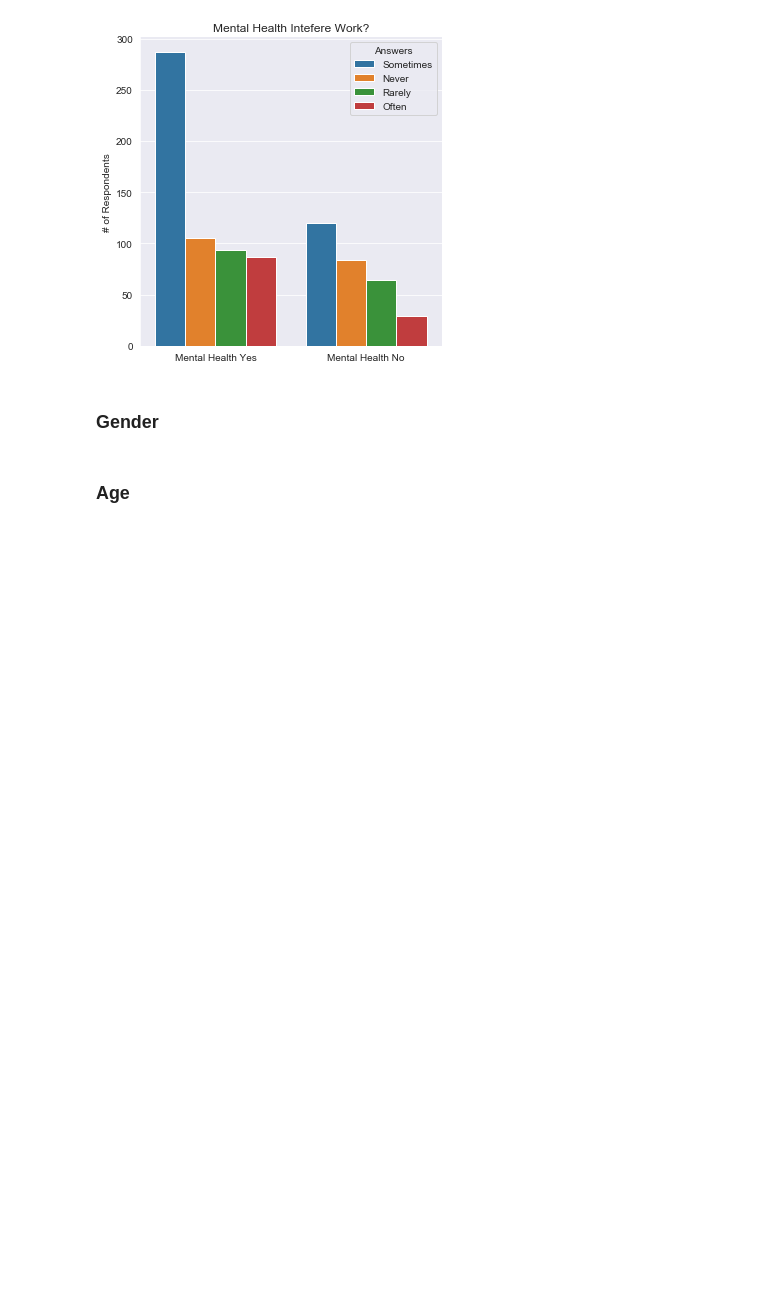
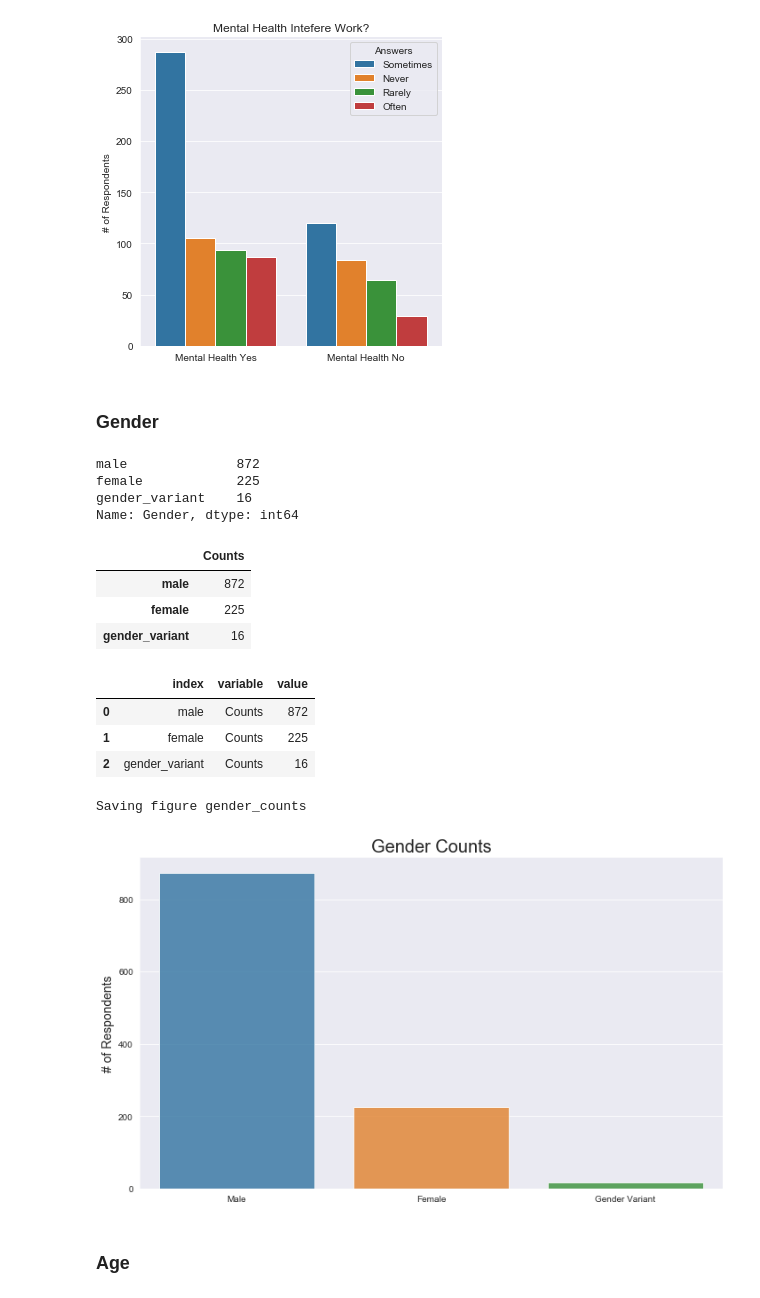
Before and after one commit to carlosiruiz/Mental_Health_Analysis-, a Jupyter notebook: justin_eda_notebook.ipynb, the cells around one changed output. Saved outputs shown, nothing was run; the diff lists cells and outputs as text; code cells hidden in the pictures; blank space fills up the shorter version.

Commit message:
basic gender graphs percent and count

```diff
--- a/justin_eda_notebook.ipynb
+++ b/justin_eda_notebook.ipynb
@@ -383,7 +383,7 @@ Saving figure mental_health_int_work
 ### Gender
 # %%
 # make all answers lowercase
-df2.gender = df2['Gender'].str.lower()
+df2['Gender'] = df2['Gender'].str.lower()
 
 # create three lists male, female and other of all the entries
 male = ["male", "m", "male-ish", "maile", "mal", "male (cis)", "make", "male ", "man","msle", "mail", "malr","cis man", "cis male"]
@@ -391,3 +391,8 @@ female = ["cis female", "f", "female", "woman",  "femake", "female ","cis-female
 gender_variant = ["trans-female", "something kinda male?", "queer/she/they", "non-binary","nah", "all", "enby", "fluid",
          "genderqueer", "androgyne", "agender", "male leaning androgynous", "guy (-ish) ^_^", "trans woman", "neuter",
          "female (trans)", "queer", "ostensibly male, unsure what that really means", "p", "a little about you"]
+
+# use .loc and .isin to map male, female and gender variant to
+df2['Gender'].loc[df2['Gender'].isin(male)] = 'male'
+df2['Gender'].loc[df2['Gender'].isin(female)] = 'female'
+df2['Gender'].loc[df2['Gender'].isin(gender_variant)] = 'gender_variant'
@@ -399,4 +399,37 @@ df2['Gender'].loc[df2['Gender'].isin(gender_variant)] = 'gender_variant'
+# %%
+df2['Gender'].value_counts()
+# %% [output]
+male              872
+female            225
+gender_variant    16
+Name: Gender, dtype: int64
 # %%
 # create its own df
 gender_val = df2['Gender'].value_counts().sort_values(ascending=False).to_frame()
-gender_val = gender_val.rename(columns={'Gender':})
+gender_val = gender_val.rename(columns={'Gender': 'Counts'})
+gender_val
+# %% [output]
+|  | Counts |
+| male | 872 |
+| female | 225 |
+| gender_variant | 16 |
+# %%
+gender_val = pd.melt(gender_val.reset_index(), id_vars='index')
+gender_val
+# %% [output]
+|  | index | variable | value |
+| 0 | male | Counts | 872 |
+| 1 | female | Counts | 225 |
+| 2 | gender_variant | Counts | 16 |
+# %%
+# plot gender count
+plt.figure(figsize=(10,6))
+sns.barplot(x=gender_val['index'], y=gender_val['value'], alpha = .80)\
+    .set_xticklabels(['Male', 'Female', 'Gender Variant'])
+    plt.title('Gender Counts', fontdict={'fontsize':20})
+    plt.ylabel('# of Respondents', fontdict={'fontsize':14})
+    plt.xlabel('')
+save_fig('gender_counts')
+# %% [output]
+Saving figure gender_counts
+[figure, added]
```
Also changed, not shown: parts of 2 cells of this notebook, 2 other files.
